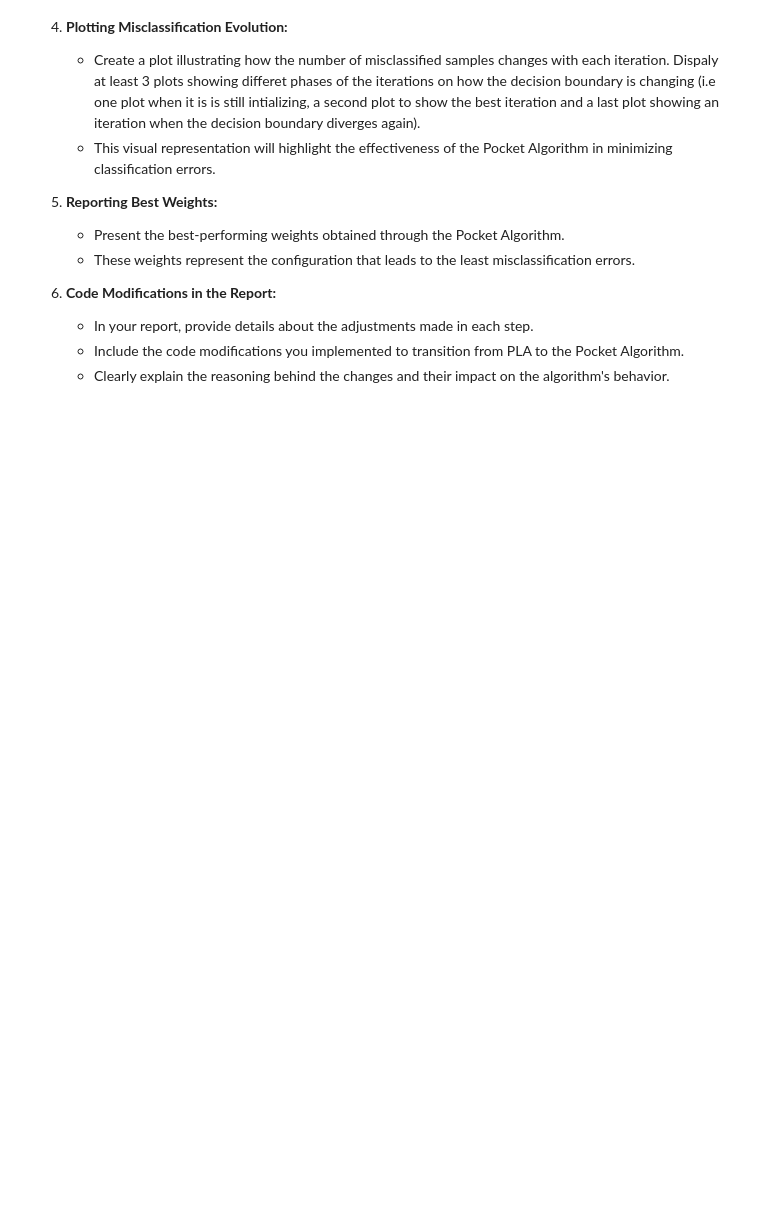
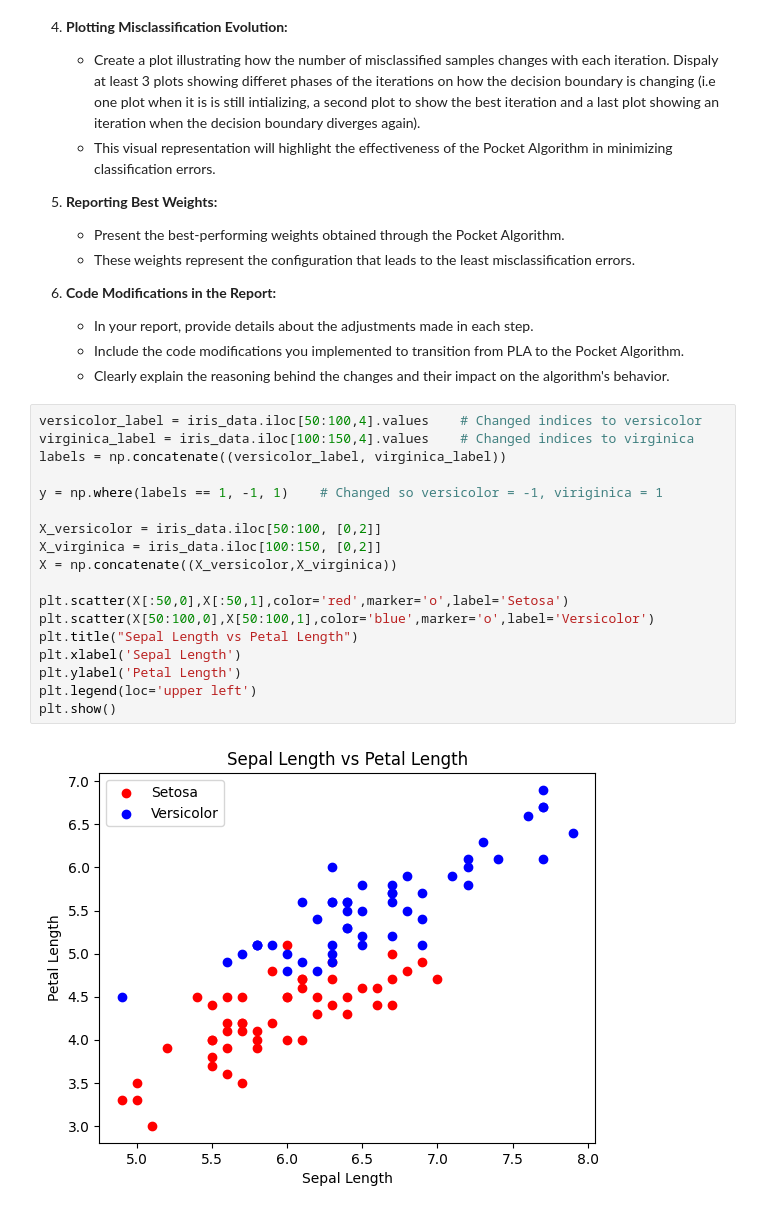
Before and after one commit to MateuszP137/EEML-CW, a Jupyter notebook: 01_ML_PLA.ipynb, the cells around one changed output. Drawn from its saved outputs; the diff is of its cells as text; blank space fills up the shorter version.

```diff
--- a/01_ML_PLA.ipynb
+++ b/01_ML_PLA.ipynb
@@ -356,3 +405,23 @@ Consider the Versicolor and Virginica classes using the same features (petal len
    - In your report, provide details about the adjustments made in each step.
    - Include the code modifications you implemented to transition from PLA to the Pocket Algorithm.
    - Clearly explain the reasoning behind the changes and their impact on the algorithm's behavior.
+# %%
+versicolor_label = iris_data.iloc[50:100,4].values    # Changed indices to versicolor
+virginica_label = iris_data.iloc[100:150,4].values    # Changed indices to virginica
+labels = np.concatenate((versicolor_label, virginica_label))
+
+y = np.where(labels == 1, -1, 1)    # Changed so versicolor = -1, viriginica = 1
+
+X_versicolor = iris_data.iloc[50:100, [0,2]]
+X_virginica = iris_data.iloc[100:150, [0,2]]
+X = np.concatenate((X_versicolor,X_virginica))
+
+plt.scatter(X[:50,0],X[:50,1],color='red',marker='o',label='Setosa')
+plt.scatter(X[50:100,0],X[50:100,1],color='blue',marker='o',label='Versicolor')
+plt.title("Sepal Length vs Petal Length")
+plt.xlabel('Sepal Length')
+plt.ylabel('Petal Length')
+plt.legend(loc='upper left')
+plt.show()
+# %% [output]
+[figure, added]
```
Also changed, not shown: parts of 5 cells of this notebook.
